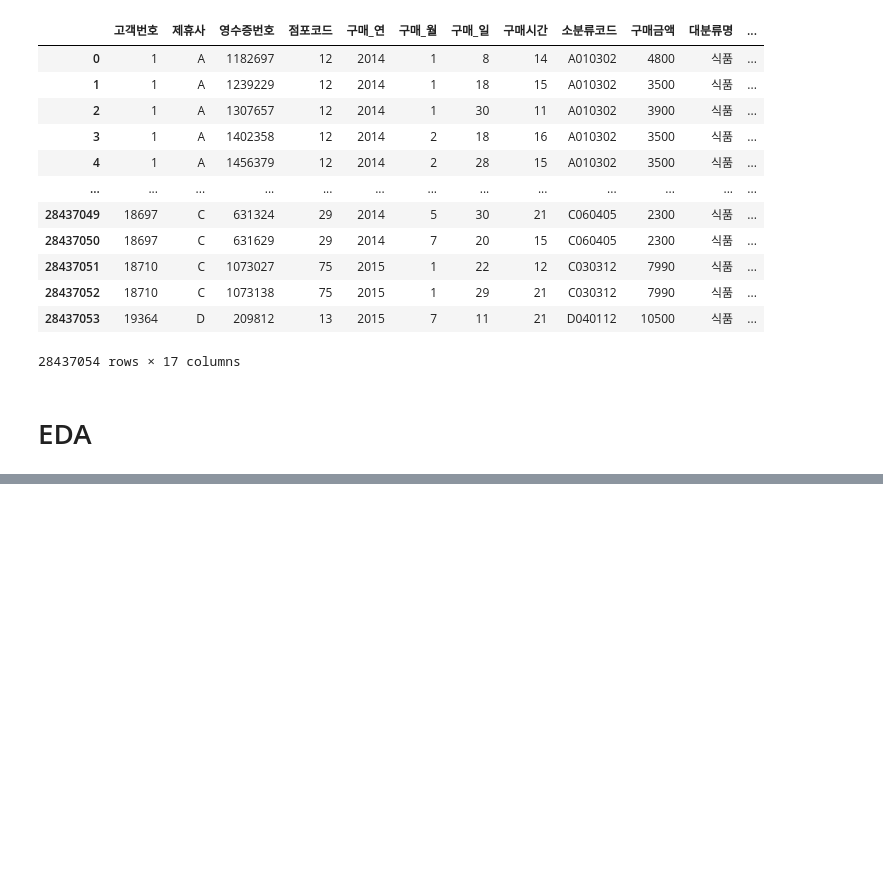
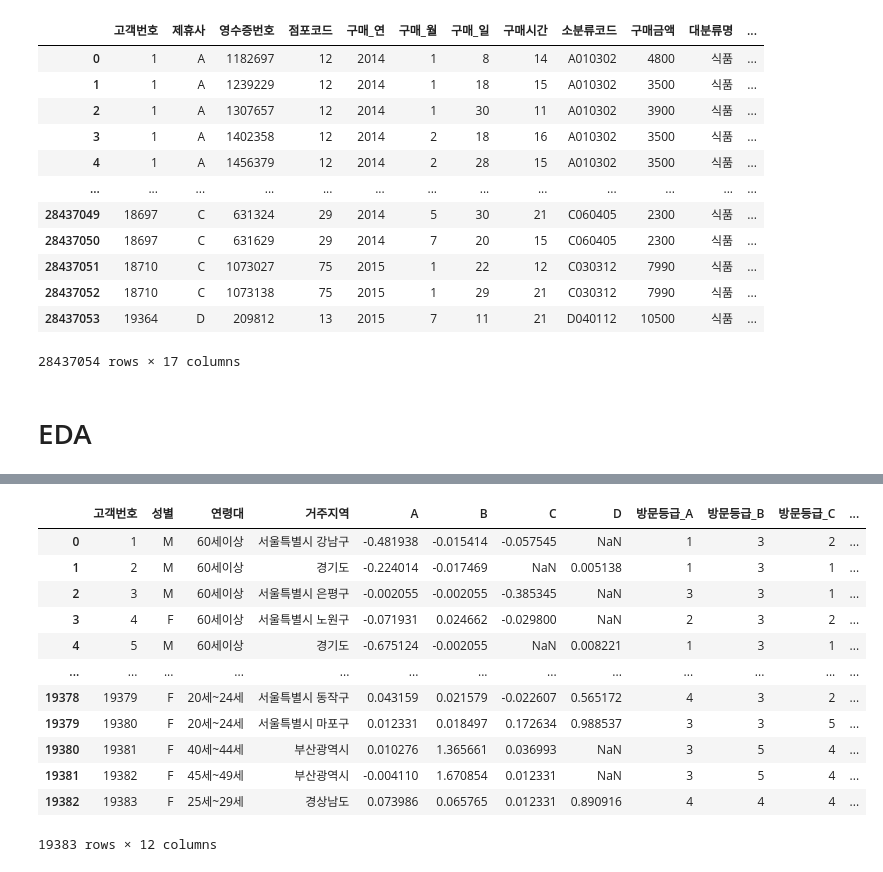
Before and after one commit to PKLH/cakd_LP, a Jupyter notebook: WorkSpace/Han/EDA_HAN.ipynb, the cells around one changed output, grey strips where cells are left out. Saved outputs shown, nothing was run; the diff lists cells and outputs as text; code cells hidden in the pictures; blank space fills up the shorter version.

```diff
--- a/WorkSpace/Han/EDA_HAN.ipynb
+++ b/WorkSpace/Han/EDA_HAN.ipynb
@@ -102,0 +276,33 @@ pp_purprd_prodcl
+# %%
+def make_visit_lev(x,y):
+    if x > visit_lev[y][3]:  # 상위 15%
+        return 5
+    elif x > visit_lev[y][2]:  # 상위 35%
+        return 4
+    elif x > visit_lev[y][1]:  # 상위 65%
+        return 3
+    elif x > visit_lev[y][0]:  # 상위 85%
+        return 2
+    else:  # 하위 15% and 해당 제휴사 매장에 방문 기록이 없는 고객
+        return 1
+
+
+pp_demo_f['방문등급_A'] = pp_demo_f.apply(lambda row: make_visit_lev(row['A'],'A'),axis=1)
+pp_demo_f['방문등급_B'] = pp_demo_f.apply(lambda row: make_visit_lev(row['B'],'B'),axis=1)
+pp_demo_f['방문등급_C'] = pp_demo_f.apply(lambda row: make_visit_lev(row['C'],'C'),axis=1)
+pp_demo_f['방문등급_D'] = pp_demo_f.apply(lambda row: make_visit_lev(row['D'],'D'),axis=1)
+pp_demo_f
+# %% [output]
+|  | 고객번호 | 성별 | 연령대 | 거주지역 | A | B | C | D | 방문등급_A | 방문등급_B | 방문등급_C | ... |
+| 0 | 1 | M | 60세이상 | 서울특별시 강남구 | -0.481938 | -0.015414 | -0.057545 | NaN | 1 | 3 | 2 | ... |
+| 1 | 2 | M | 60세이상 | 경기도 | -0.224014 | -0.017469 | NaN | 0.005138 | 1 | 3 | 1 | ... |
+| 2 | 3 | M | 60세이상 | 서울특별시 은평구 | -0.002055 | -0.002055 | -0.385345 | NaN | 3 | 3 | 1 | ... |
+| 3 | 4 | F | 60세이상 | 서울특별시 노원구 | -0.071931 | 0.024662 | -0.029800 | NaN | 2 | 3 | 2 | ... |
+| 4 | 5 | M | 60세이상 | 경기도 | -0.675124 | -0.002055 | NaN | 0.008221 | 1 | 3 | 1 | ... |
+| ... | ... | ... | ... | ... | ... | ... | ... | ... | ... | ... | ... | ... |
+| 19378 | 19379 | F | 20세~24세 | 서울특별시 동작구 | 0.043159 | 0.021579 | -0.022607 | 0.565172 | 4 | 3 | 2 | ... |
+| 19379 | 19380 | F | 20세~24세 | 서울특별시 마포구 | 0.012331 | 0.018497 | 0.172634 | 0.988537 | 3 | 3 | 5 | ... |
+| 19380 | 19381 | F | 40세~44세 | 부산광역시 | 0.010276 | 1.365661 | 0.036993 | NaN | 3 | 5 | 4 | ... |
+| 19381 | 19382 | F | 45세~49세 | 부산광역시 | -0.004110 | 1.670854 | 0.012331 | NaN | 3 | 5 | 4 | ... |
+| 19382 | 19383 | F | 25세~29세 | 경상남도 | 0.073986 | 0.065765 | 0.012331 | 0.890916 | 4 | 4 | 4 | ... |
+19383 rows × 12 columns
```
Also changed, not shown: parts of 23 cells of this notebook.
